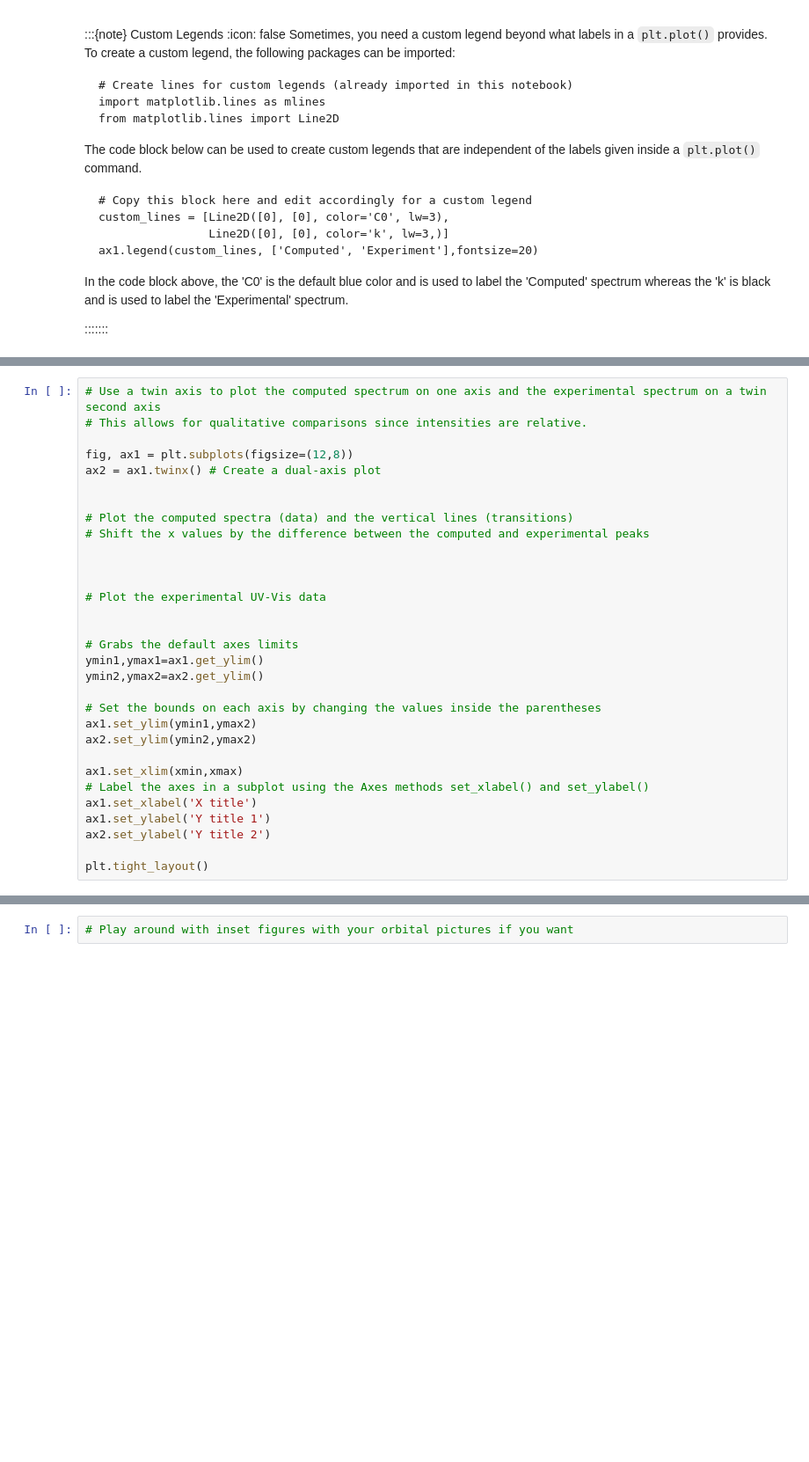
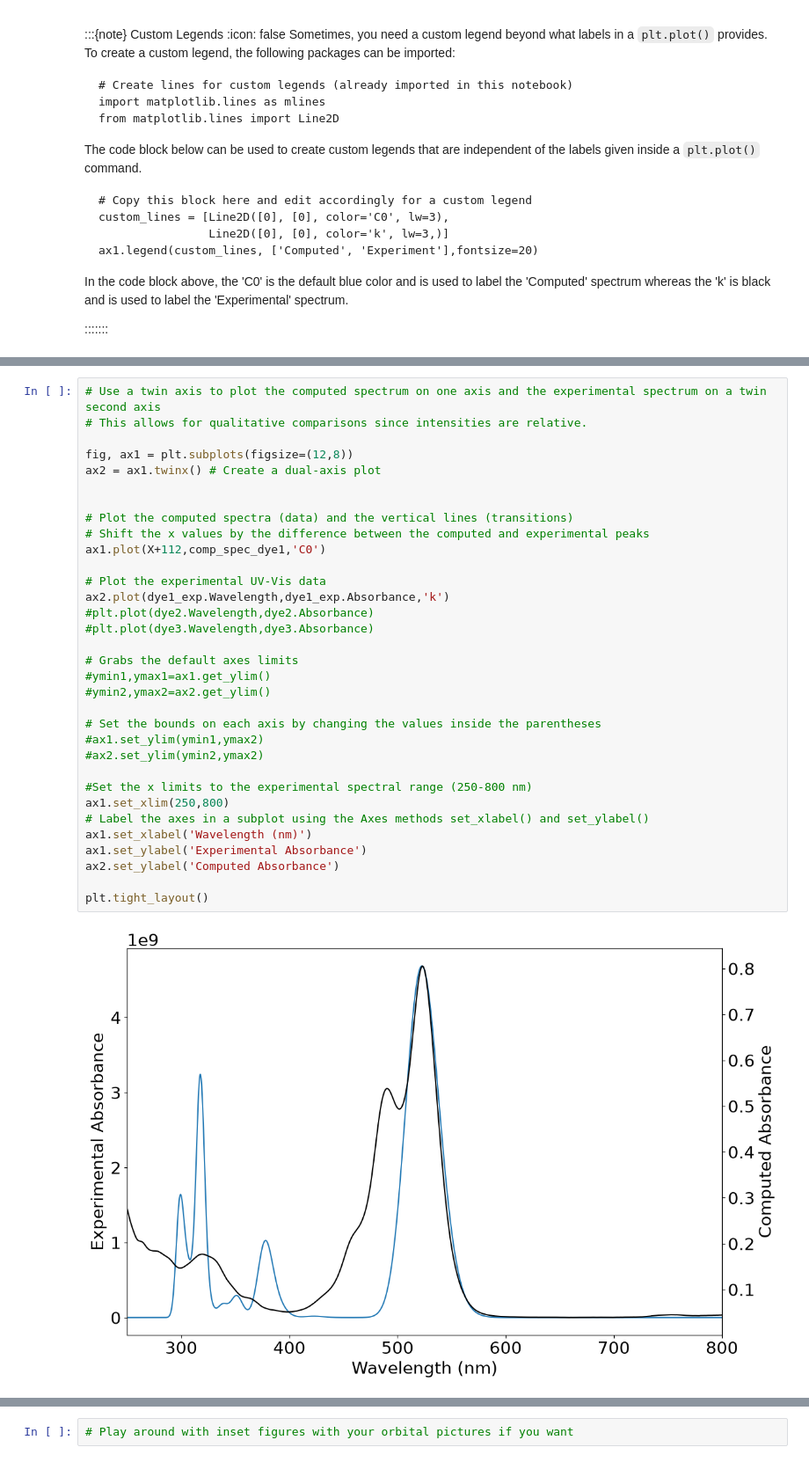
Before and after one commit to act-cms/absorption-of-conjugated-dyes-with-finite-well-PIB, a Jupyter notebook: 02_absorption-conjugated-dyes-activity/Instructor-Key.ipynb, the cells around one changed output, grey strips where cells are left out. Shown at 88% size. Saved outputs shown, nothing was run; the diff lists cells and outputs as text; blank space fills up the shorter version.

```diff
--- a/02_absorption-conjugated-dyes-activity/Instructor-Key.ipynb
+++ b/02_absorption-conjugated-dyes-activity/Instructor-Key.ipynb
@@ -235,31 +246,35 @@ for
 # %%
 # Use a twin axis to plot the computed spectrum on one axis and the experimental spectrum on a twin second axis
 # This allows for qualitative comparisons since intensities are relative.
 
 fig, ax1 = plt.subplots(figsize=(12,8))
 ax2 = ax1.twinx() # Create a dual-axis plot
 
 
 # Plot the computed spectra (data) and the vertical lines (transitions)
 # Shift the x values by the difference between the computed and experimental peaks
-
-
+ax1.plot(X+112,comp_spec_dye1,'C0')
 
 # Plot the experimental UV-Vis data
-
+ax2.plot(dye1_exp.Wavelength,dye1_exp.Absorbance,'k')
+#plt.plot(dye2.Wavelength,dye2.Absorbance)
+#plt.plot(dye3.Wavelength,dye3.Absorbance)
 
 # Grabs the default axes limits
-ymin1,ymax1=ax1.get_ylim()
-ymin2,ymax2=ax2.get_ylim()
+#ymin1,ymax1=ax1.get_ylim()
+#ymin2,ymax2=ax2.get_ylim()
 
 # Set the bounds on each axis by changing the values inside the parentheses
-ax1.set_ylim(ymin1,ymax2)
-ax2.set_ylim(ymin2,ymax2)
+#ax1.set_ylim(ymin1,ymax2)
+#ax2.set_ylim(ymin2,ymax2)
 
-ax1.set_xlim(xmin,xmax)
+#Set the x limits to the experimental spectral range (250-800 nm)
+ax1.set_xlim(250,800)
 # Label the axes in a subplot using the Axes methods set_xlabel() and set_ylabel()
-ax1.set_xlabel('X title')
-ax1.set_ylabel('Y title 1')
-ax2.set_ylabel('Y title 2')
+ax1.set_xlabel('Wavelength (nm)')
+ax1.set_ylabel('Experimental Absorbance')
+ax2.set_ylabel('Computed Absorbance')
 
 plt.tight_layout()
+# %% [output]
+[figure, added]
```
Also changed, not shown: parts of 8 cells of this notebook, 6 other files.
